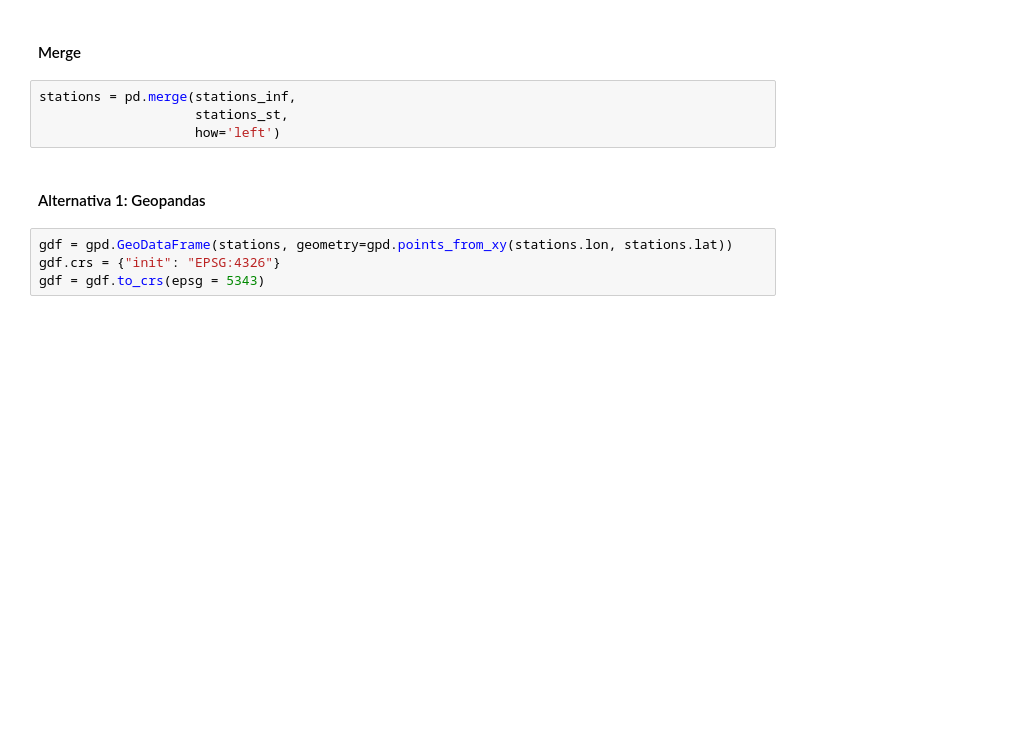
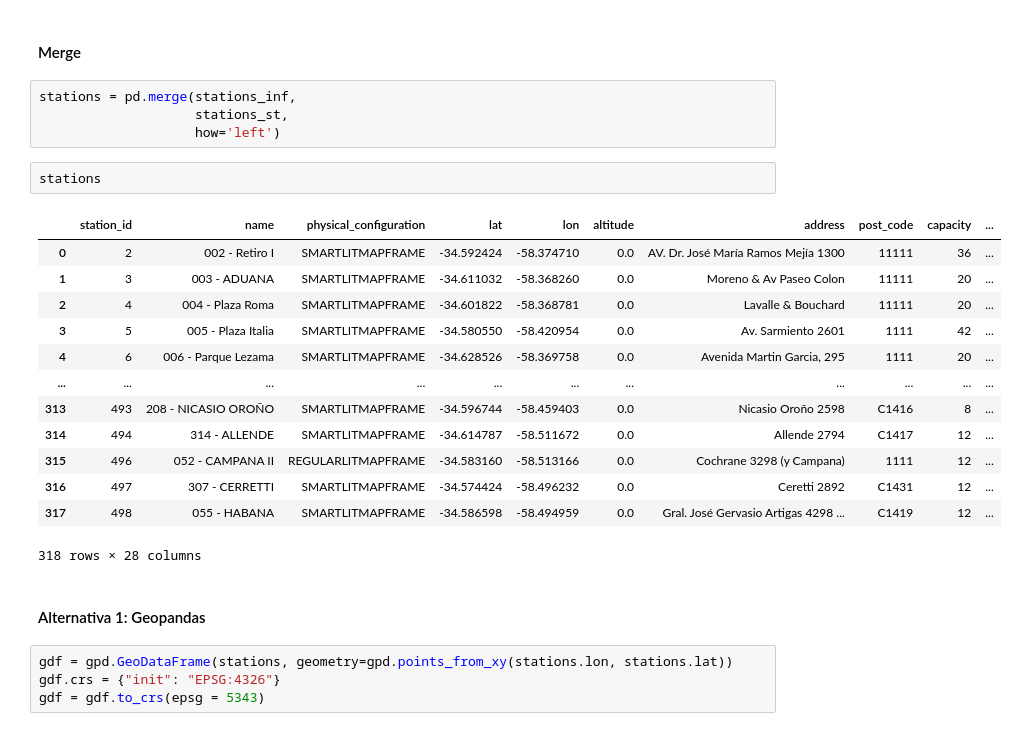
Before and after one commit to matog/Flacso_ciencia_de_datos_python_2023, a Jupyter notebook: Clase8/API_Transporte.ipynb, the cells around one changed output. Saved outputs shown, nothing was run; the diff lists cells and outputs as text; blank space fills up the shorter version.

```diff
--- a/Clase8/API_Transporte.ipynb
+++ b/Clase8/API_Transporte.ipynb
@@ -151,6 +192,22 @@ stations_st = load_data('stations_st')
 stations = pd.merge(stations_inf,
                     stations_st,
                     how='left')
+# %%
+stations
+# %% [output]
+|  | station_id | name | physical_configuration | lat | lon | altitude | address | post_code | capacity | ... |
+| 0 | 2 | 002 - Retiro I | SMARTLITMAPFRAME | -34.592424 | -58.374710 | 0.0 | AV. Dr. José María Ramos Mejía 1300 | 11111 | 36 | ... |
+| 1 | 3 | 003 - ADUANA | SMARTLITMAPFRAME | -34.611032 | -58.368260 | 0.0 | Moreno & Av Paseo Colon | 11111 | 20 | ... |
+| 2 | 4 | 004 - Plaza Roma | SMARTLITMAPFRAME | -34.601822 | -58.368781 | 0.0 | Lavalle & Bouchard | 11111 | 20 | ... |
+| 3 | 5 | 005 - Plaza Italia | SMARTLITMAPFRAME | -34.580550 | -58.420954 | 0.0 | Av. Sarmiento 2601 | 1111 | 42 | ... |
+| 4 | 6 | 006 - Parque Lezama | SMARTLITMAPFRAME | -34.628526 | -58.369758 | 0.0 | Avenida Martin Garcia, 295 | 1111 | 20 | ... |
+| ... | ... | ... | ... | ... | ... | ... | ... | ... | ... | ... |
+| 313 | 493 | 208 - NICASIO OROÑO | SMARTLITMAPFRAME | -34.596744 | -58.459403 | 0.0 | Nicasio Oroño 2598 | C1416 | 8 | ... |
+| 314 | 494 | 314 - ALLENDE | SMARTLITMAPFRAME | -34.614787 | -58.511672 | 0.0 | Allende 2794 | C1417 | 12 | ... |
+| 315 | 496 | 052 - CAMPANA II | REGULARLITMAPFRAME | -34.583160 | -58.513166 | 0.0 | Cochrane 3298 (y Campana) | 1111 | 12 | ... |
+| 316 | 497 | 307 - CERRETTI | SMARTLITMAPFRAME | -34.574424 | -58.496232 | 0.0 | Ceretti 2892 | C1431 | 12 | ... |
+| 317 | 498 | 055 - HABANA | SMARTLITMAPFRAME | -34.586598 | -58.494959 | 0.0 | Gral. José Gervasio Artigas 4298 ... | C1419 | 12 | ... |
+318 rows × 28 columns
 # %% [markdown]
 #### Alternativa 1: Geopandas
 # %%
```
Also changed, not shown: parts of 10 cells of this notebook, 7 other files.
